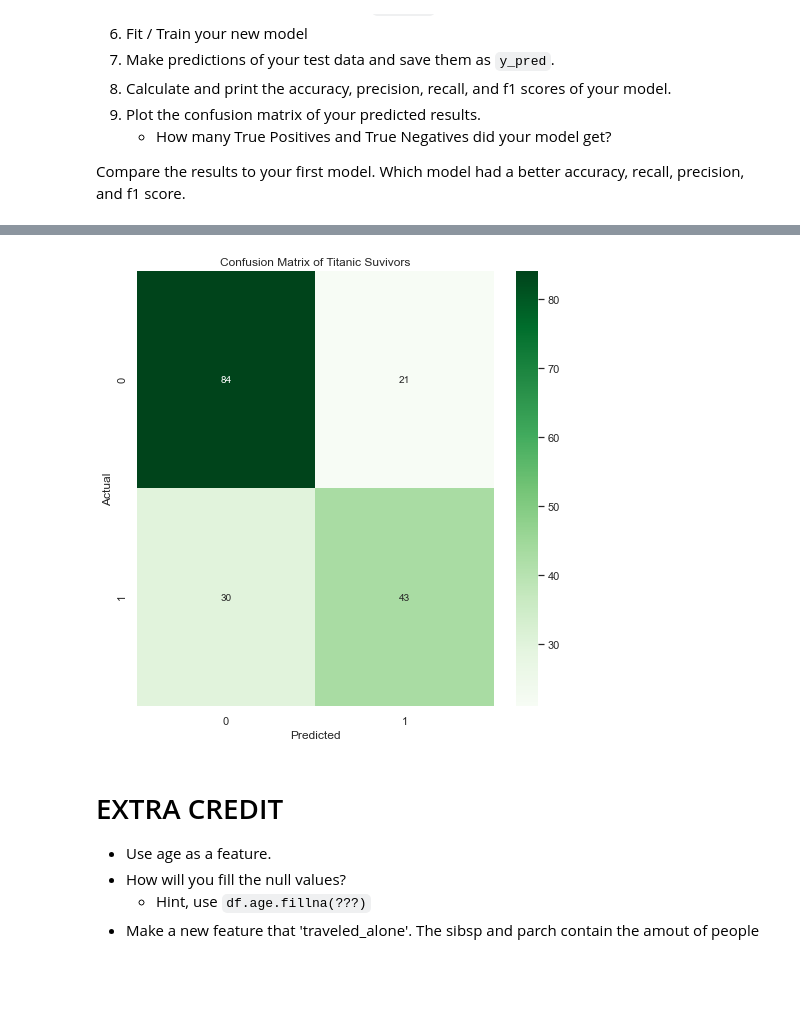
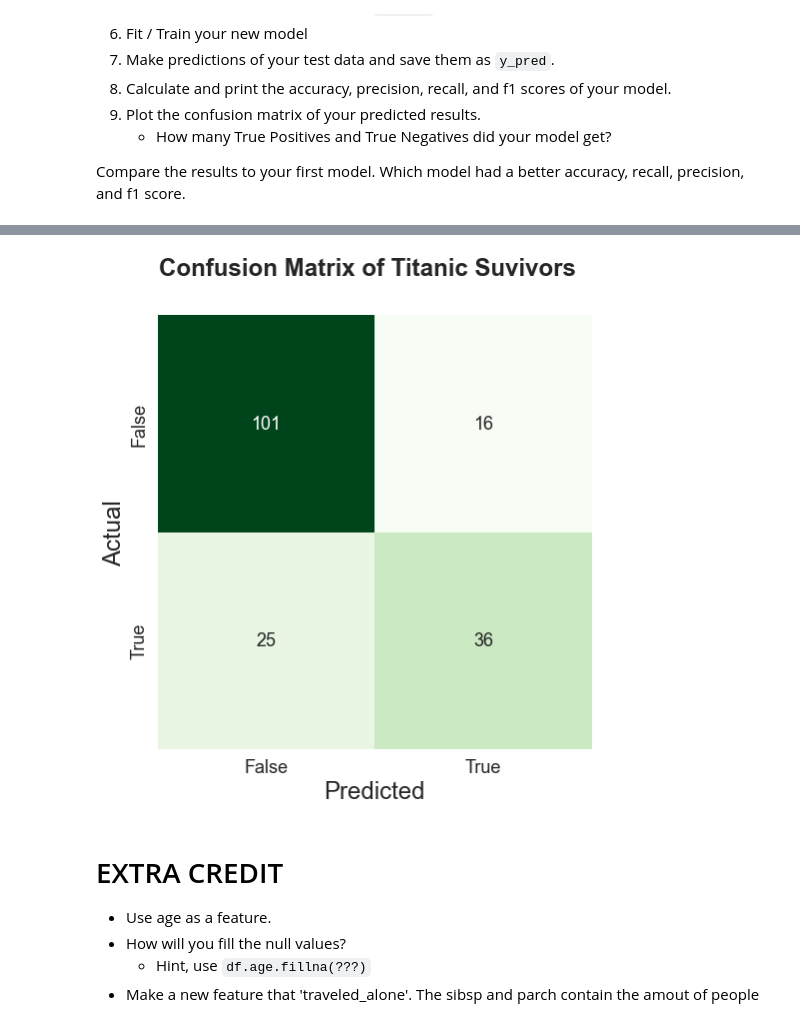
Before and after one commit to LiKenun/2021-fall-data-science, a Jupyter notebook: Week-03-Intro-To-ML/Exercise-Logistic-Regression.ipynb, the cells around one changed output, grey strips where cells are left out. Drawn from its saved outputs; the diff is of its cells as text; code cells hidden in the pictures; blank space fills up the shorter version.

```diff
--- a/Week-03-Intro-To-ML/Exercise-Logistic-Regression.ipynb
+++ b/Week-03-Intro-To-ML/Exercise-Logistic-Regression.ipynb
@@ -24,3 +35,7 @@ from sklearn.metrics import accuracy_score, precision_score, recall_score, confu
+# %%
+# Constants to be shared by all trainings
+TEST_SIZE = 0.2
+RANDOM_STATE = 45
 # %% [markdown]
 # Import and inspect the Titanic dataset.
 * Load the titanic data set into a pandas dataframe.
@@ -112,9 +151,10 @@ y = df['survived']
 # Split our data into the testing and training groups.
 # %%
 # Split our data into testing and training.
-RANDOM_STATE = 0 # To be used for all subsequent trainings
-X_train, X_test, y_train, y_test = train_test_split(X, y, test_size=0.2, random_state=RANDOM_STATE)
+X_train_1, X_test_1, y_train_1, y_test_1 = train_test_split(X_1, y_1, test_size=TEST_SIZE, random_state=RANDOM_STATE)
 
 # Print the length and width of our testing data.
-print(X_train.shape, X_test.shape)
+pd.DataFrame({'Training Data': X_train_1.shape,
+              'Test Data': X_test_1.shape},
+             index=('Length', 'Width'))
 # %% [output]
@@ -228,16 +280,16 @@ print(f'{tn} True Negatives and {tp} True Positives')
 
 Compare the results to your first model. Which model had a better accuracy, recall, precision, and f1 score.
 # %%
-df = pd.read_csv('data/titanic.csv')
+df_2 = pd.read_csv('data/titanic.csv')
 
 # Run pd.get_dummies on pclass and embarked of your DataFrame.
-df.dropna(subset=['embarked'],
-          inplace=True) # “embarked” was one of the columns with null values.
-df = pd.get_dummies(df,
-                    columns=['sex',
-                             'pclass',
-                             'embarked'],
-                    drop_first=True)
+df_2.dropna(subset=['embarked'],
+            inplace=True) # “embarked” was one of the columns with null values.
+df_2 = pd.get_dummies(df_2,
+                      columns=['sex',
+                               'pclass',
+                               'embarked'],
+                      drop_first=True)
 
 # Update your `selected_features` to include the new pclass and embarked features.
 selected_features_2 = ['fare',
@@ -248,55 +300,63 @@ selected_features_2 = ['fare',
                        'embarked_S']
 
 # Define your X and y variables
-X = df[selected_features_2]
-y = df['survived']
+X_2 = df_2[selected_features_2]
+y_2 = df_2['survived']
 
 # Split our data into testing and training.
 # !!! Remeber to use the same random state as you used before
-X_train, X_test, y_train, y_test = train_test_split(X, y, test_size=0.2, random_state=RANDOM_STATE)
+X_train_2, X_test_2, y_train_2, y_test_2 = train_test_split(X_2, y_2, test_size=TEST_SIZE, random_state=RANDOM_STATE)
 
 # Initalize our model_2
 model_2 = LogisticRegression()
 
 # Fit / Train our model using our training data.
-model_2.fit(X_train,
-            y_train)
+model_2.fit(X_train_2,
+            y_train_2)
 
 # Make new predicitions using our testing data.
-y_pred = model_2.predict(X_test)
+y_pred_2 = model_2.predict(X_test_2)
 
 # Calculate our accuracy
-accuracy_2 = accuracy_score(y_test,
-                            y_pred)
+accuracy_2 = accuracy_score(y_test_2,
+                            y_pred_2)
 
 # Calculate our precision score
-precision_2 = precision_score(y_test,
-                              y_pred)
+precision_2 = precision_score(y_test_2,
+                              y_pred_2)
 
 # Calculate our recall score
-recall_2 = recall_score(y_test,
-                        y_pred)
+recall_2 = recall_score(y_test_2,
+                        y_pred_2)
 
 # Calculate your f1-score
-f1_2 = f1_score(y_test,
-                y_pred)
+f1_2 = f1_score(y_test_2,
+                y_pred_2)
 
 # Print each of our scores to inspect performance.
-print("Accuracy Score: %f" % accuracy_2)
-print("Precision Score: %f" % precision_2)
-print("Recall Score: %f" % recall_2)
-print('F1 Score: %f' % f1_2)
+pd.DataFrame.from_dict({'Accuracy': accuracy_2,
+                        'Precision': precision_2,
+                        'Recall': recall_2,
+                        'F1': f1_2},
+                       orient='index',
+                       columns=['Score']) \
+            .style.format('{:.2f}'.format) \
+            .pipe(display)
 
 # Plot your confusion matrix.
-cm = confusion_matrix(y_test,
-                      y_pred)
-fig = plt.figure(figsize=(8,8))
-sns.heatmap(cm,
+cm_2 = confusion_matrix(y_test_2,
+                        y_pred_2)
+plt.figure(figsize=(8, 8))
+sns.heatmap(cm_2,
+            xticklabels=['False', 'True'],
+            yticklabels=['False', 'True'],
+            square=True,
             annot=True,
             fmt='.0f',
-            cmap='Greens')
-plt.xlabel('Predicted')
-plt.ylabel('Actual')
-plt.title("Confusion Matrix of Titanic Suvivors")
-tn, fp, fn, tp = confusion_matrix(y_test, y_pred).ravel()
+            cmap='Greens',
+            cbar=False) \
+   .set(xlabel='Predicted',
+        ylabel='Actual')
+plt.suptitle('Confusion Matrix of Titanic Suvivors')
+plt.show()
 # %% [output]
@@ -307,4 +368,4 @@ F1 Score: 0.627737
-[figure, old version]
+[figure, new version]
 # %% [markdown]
 # EXTRA CREDIT
 * Use age as a feature.
```
Also changed, not shown: parts of 17 cells of this notebook.
